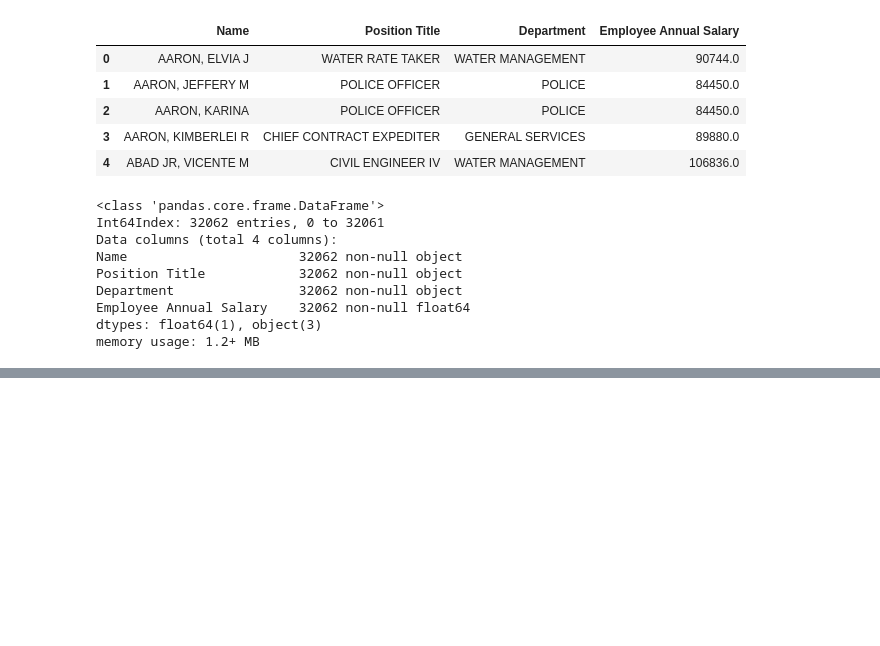
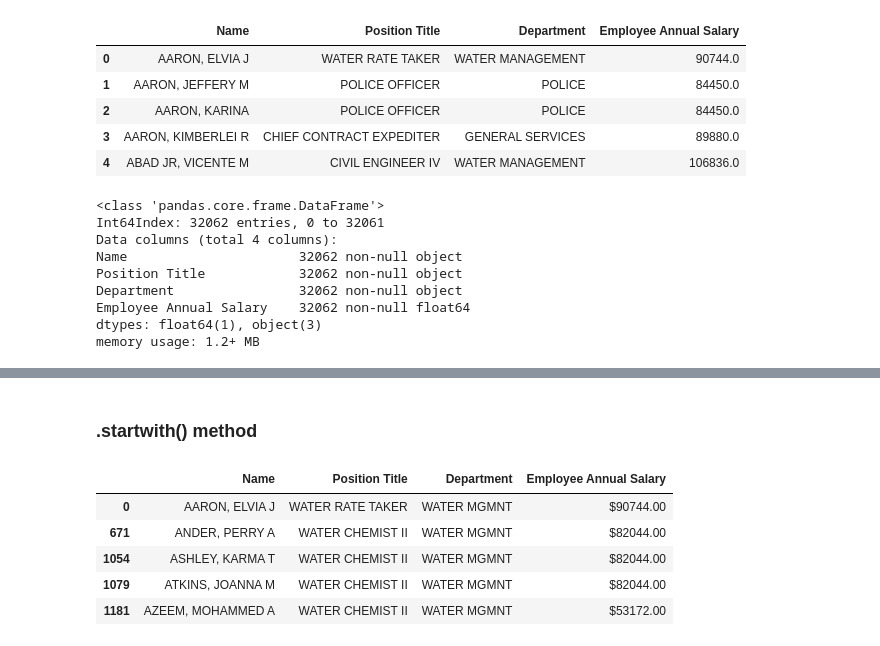
Before and after one commit to YoheiKo/DA_with_pandas_udemy, a Jupyter notebook: TextData.ipynb, the cells around one changed output, grey strips where cells are left out. Drawn from its saved outputs; the diff is of its cells as text; code cells hidden in the pictures; blank space fills up the shorter version.

```diff
--- a/TextData.ipynb
+++ b/TextData.ipynb
@@ -205,0 +261,12 @@ memory usage: 1.2+ MB
+# %% [markdown]
+### .startwith() method
+# %%
+mask = chicago["Position Title"].str.lower().str.startswith("water")
+chicago[mask].head()
+# %% [output]
+|  | Name | Position Title | Department | Employee Annual Salary |
+| 0 | AARON, ELVIA J | WATER RATE TAKER | WATER MGMNT | $90744.00 |
+| 671 | ANDER, PERRY A | WATER CHEMIST II | WATER MGMNT | $82044.00 |
+| 1054 | ASHLEY, KARMA T | WATER CHEMIST II | WATER MGMNT | $82044.00 |
+| 1079 | ATKINS, JOANNA M | WATER CHEMIST II | WATER MGMNT | $82044.00 |
+| 1181 | AZEEM, MOHAMMED A | WATER CHEMIST II | WATER MGMNT | $53172.00 |
```
Also changed, not shown: parts of 35 cells of this notebook.
